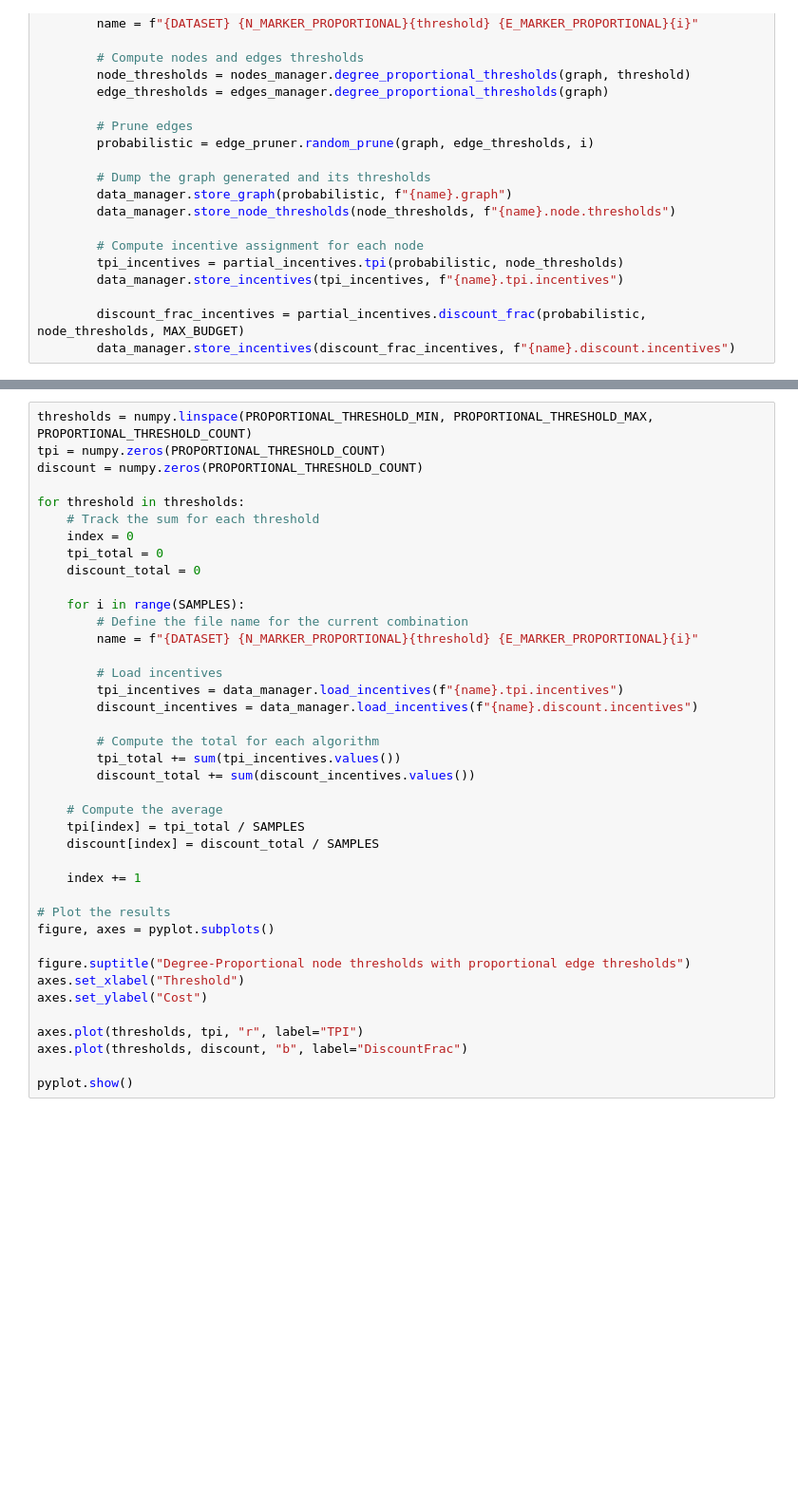
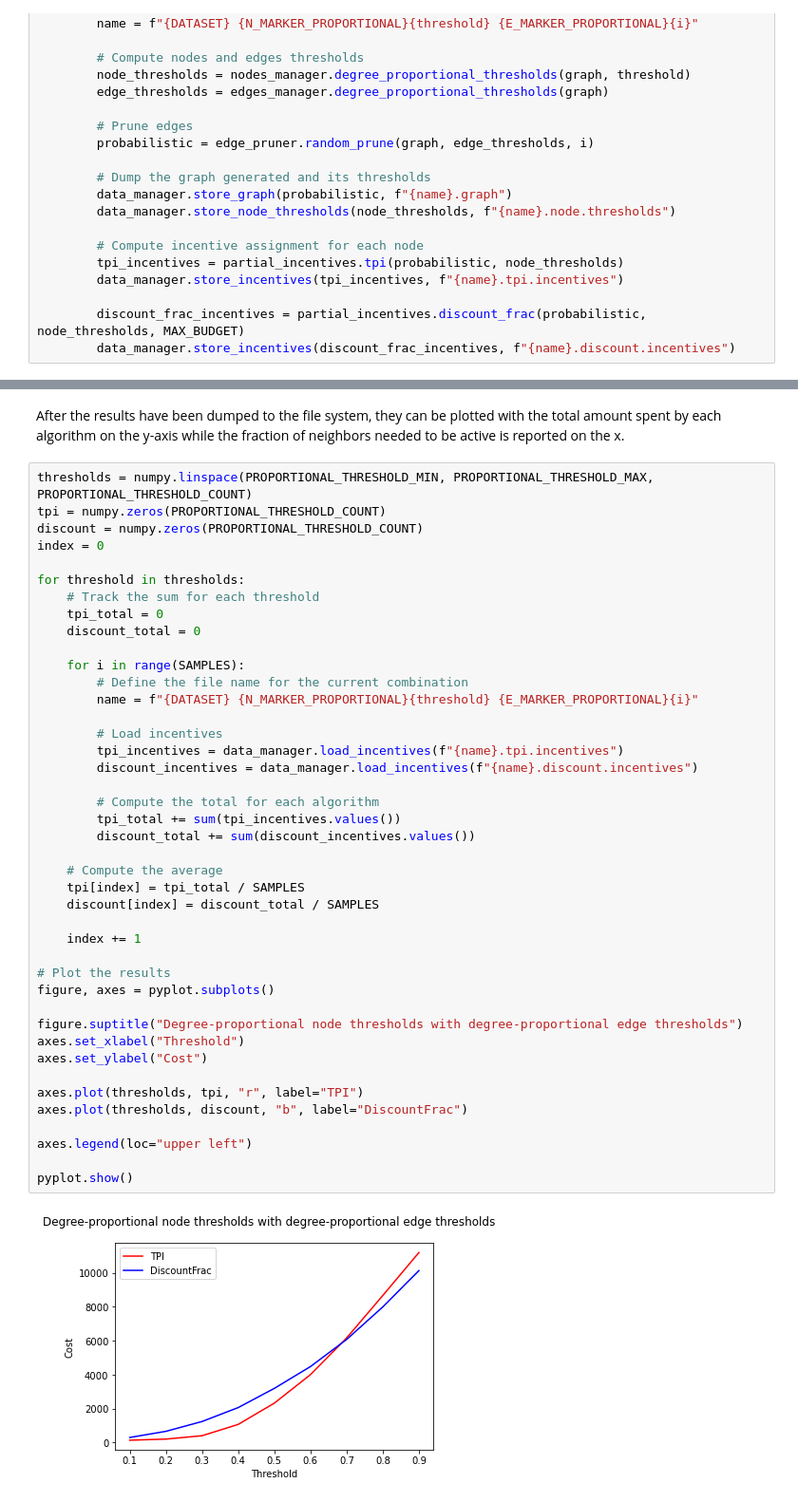
Before and after one commit to NelloCarotenuto/Targeting-with-Partial-Incentives, a Jupyter notebook: notebooks/targeting/comparison.ipynb, the cells around one changed output, grey strips where cells are left out. Shown at 95% size. Saved outputs shown, nothing was run; the diff lists cells and outputs as text; blank space fills up the shorter version.

```diff
--- a/notebooks/targeting/comparison.ipynb
+++ b/notebooks/targeting/comparison.ipynb
@@ -285,40 +309,47 @@ ways the edges of the original graph have been pruned when applying the deferred
+# %% [markdown]
+After the results have been dumped to the file system, they can be plotted with the total amount spent by each algorithm
+on the y-axis while the fraction of neighbors needed to be active is reported on the x.
 # %%
 thresholds = numpy.linspace(PROPORTIONAL_THRESHOLD_MIN, PROPORTIONAL_THRESHOLD_MAX, PROPORTIONAL_THRESHOLD_COUNT)
 tpi = numpy.zeros(PROPORTIONAL_THRESHOLD_COUNT)
 discount = numpy.zeros(PROPORTIONAL_THRESHOLD_COUNT)
+index = 0
 
 for threshold in thresholds:
     # Track the sum for each threshold
-    index = 0
     tpi_total = 0
     discount_total = 0
 
     for i in range(SAMPLES):
         # Define the file name for the current combination
         name = f"{DATASET} {N_MARKER_PROPORTIONAL}{threshold} {E_MARKER_PROPORTIONAL}{i}"
 
         # Load incentives
         tpi_incentives = data_manager.load_incentives(f"{name}.tpi.incentives")
         discount_incentives = data_manager.load_incentives(f"{name}.discount.incentives")
 
         # Compute the total for each algorithm
         tpi_total += sum(tpi_incentives.values())
         discount_total += sum(discount_incentives.values())
 
     # Compute the average
     tpi[index] = tpi_total / SAMPLES
     discount[index] = discount_total / SAMPLES
 
     index += 1
 
 # Plot the results
 figure, axes = pyplot.subplots()
 
-figure.suptitle("Degree-Proportional node thresholds with proportional edge thresholds")
+figure.suptitle("Degree-proportional node thresholds with degree-proportional edge thresholds")
 axes.set_xlabel("Threshold")
 axes.set_ylabel("Cost")
 
 axes.plot(thresholds, tpi, "r", label="TPI")
 axes.plot(thresholds, discount, "b", label="DiscountFrac")
 
+axes.legend(loc="upper left")
+
 pyplot.show()
+# %% [output]
+[figure, added]
```
Also changed, not shown: parts of 29 cells of this notebook.
